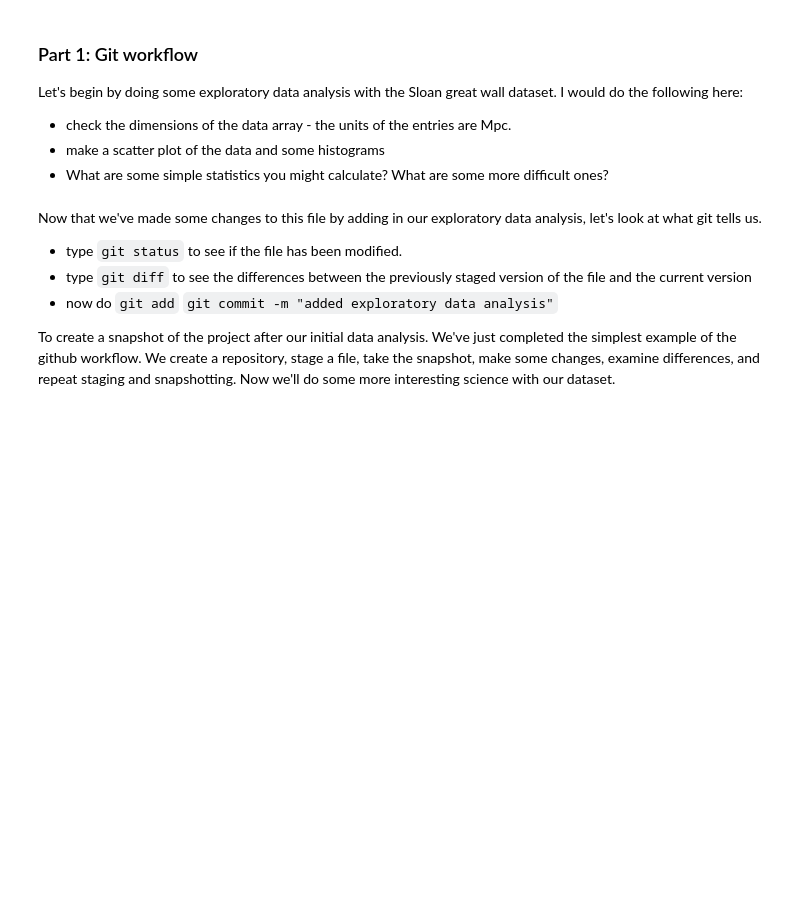
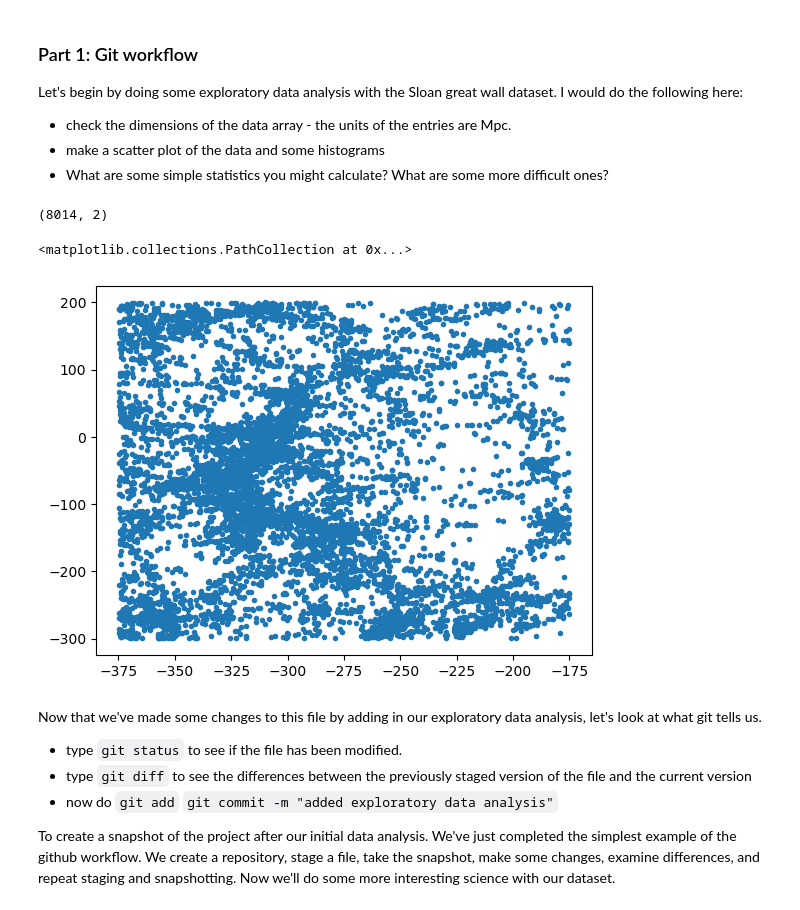
Before and after one commit to AmandaWasserman/DSFP-practice, a Jupyter notebook: DSFP_intro_2_git.ipynb, the cells around one changed output. Saved outputs shown, nothing was run; the diff lists cells and outputs as text; code cells hidden in the pictures; blank space fills up the shorter version.

```diff
--- a/DSFP_intro_2_git.ipynb
+++ b/DSFP_intro_2_git.ipynb
@@ -47,6 +47,12 @@ Let's begin by doing some exploratory data analysis with the Sloan great wall da
 * What are some simple statistics you might calculate? What are some more difficult ones?
 # %%
 # exploratory data analysis goes here
+print(X.shape)
+plt.scatter(X[:,0],X[:,1], marker = '.')
+# %% [output]
+(8014, 2)
+<matplotlib.collections.PathCollection at 0x...>
+[figure, added]
 # %% [markdown]
 Now that we've made some changes to this file by adding in our exploratory data analysis, let's look at what git tells us.
 
```
